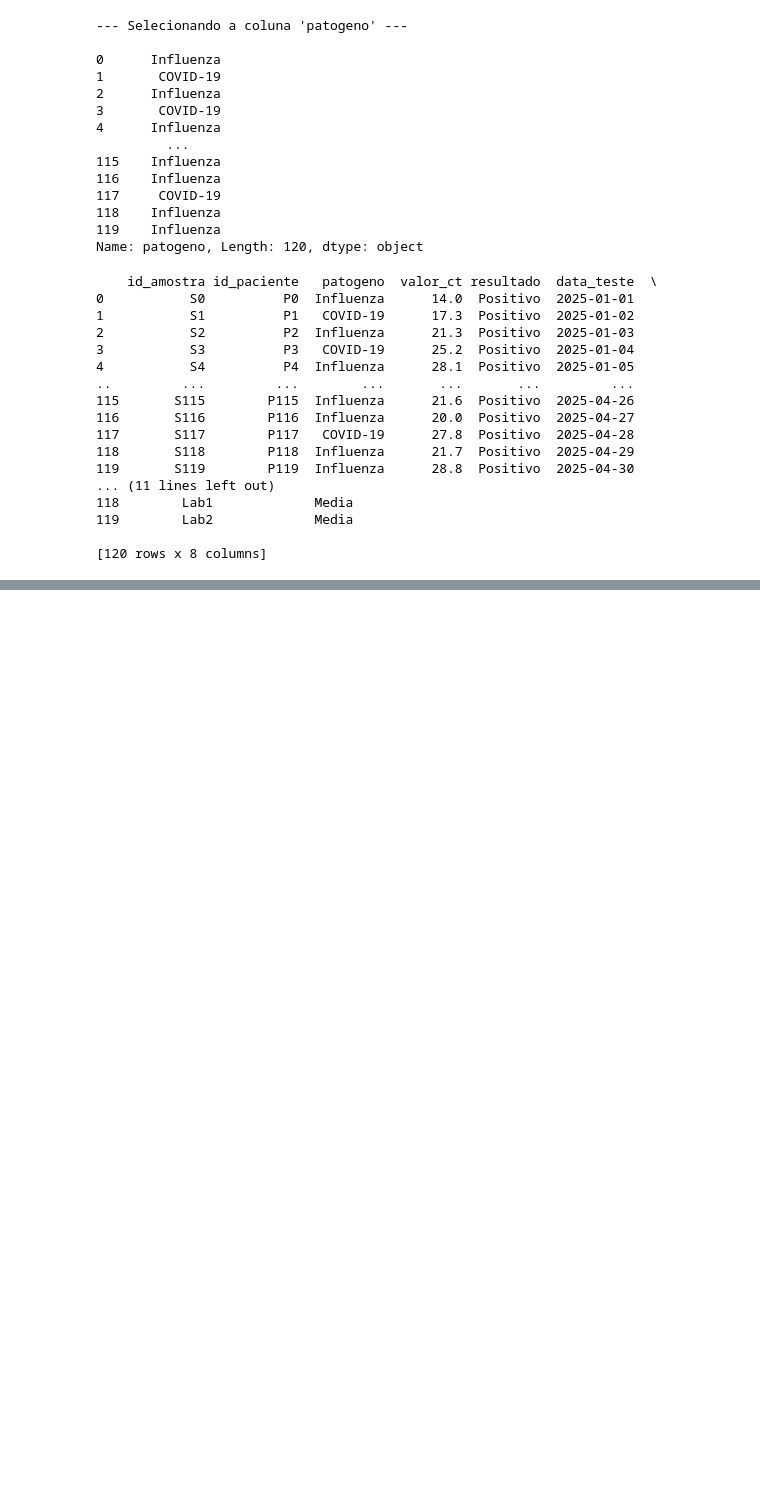
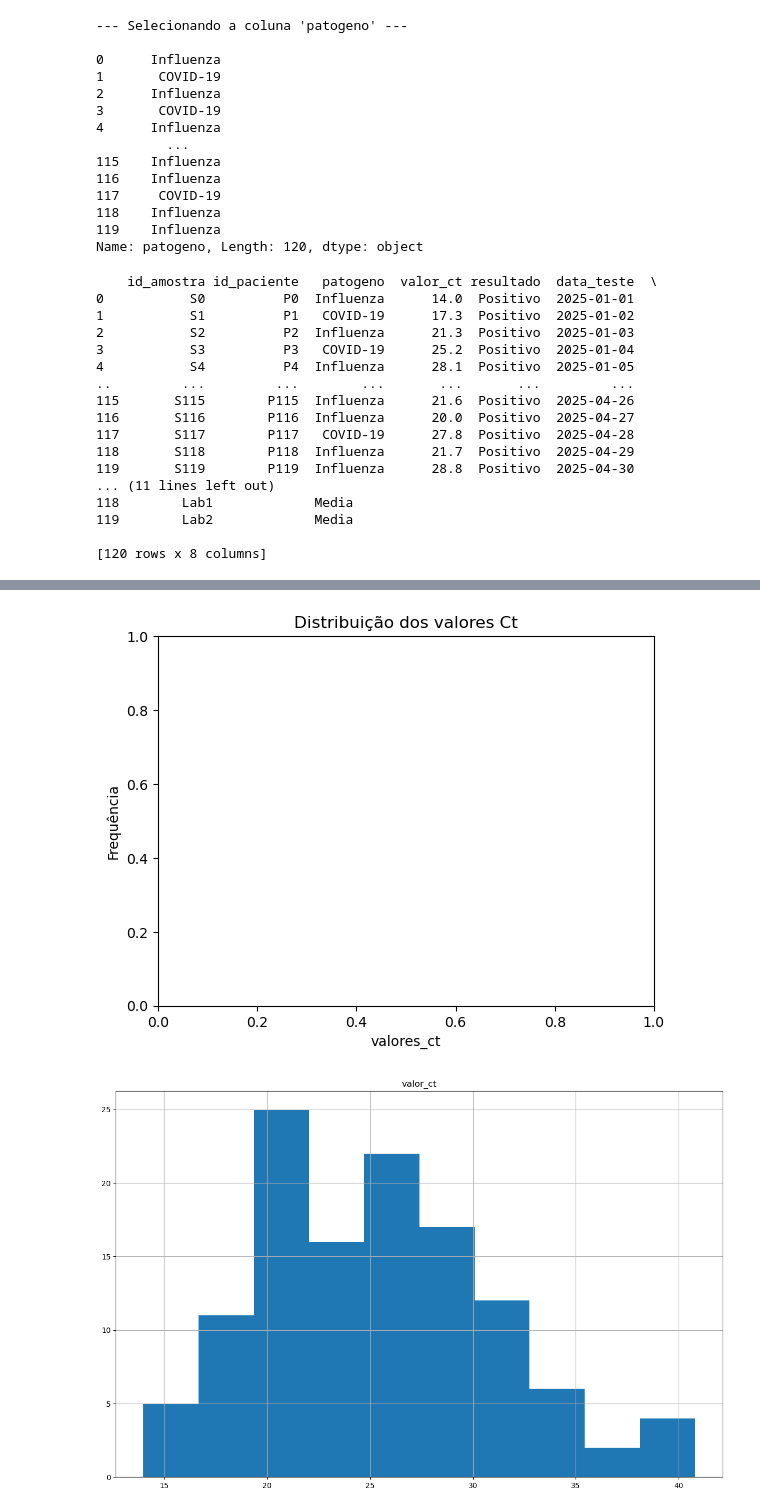
Before and after one commit to zairnhpedro/projecto_final, a Jupyter notebook: notebooks/work.ipynb, the cells around one changed output, grey strips where cells are left out. Cells and saved outputs as stored; diff of their text form; code cells hidden in the pictures; blank space fills up the shorter version.

```diff
--- a/notebooks/work.ipynb
+++ b/notebooks/work.ipynb
@@ -72,0 +226,10 @@ print (df)
+# %%
+plt.title("Distribuição dos valores Ct")
+plt.xlabel("valores_ct")
+plt.ylabel("Frequência")
+df.hist(figsize=(12,8))
+plt.tight_layout()
+plt.show()
+# %% [output]
+[figure, added]
+[figure, added]
```
Also changed, not shown: parts of 18 cells of this notebook, 1 other file.
